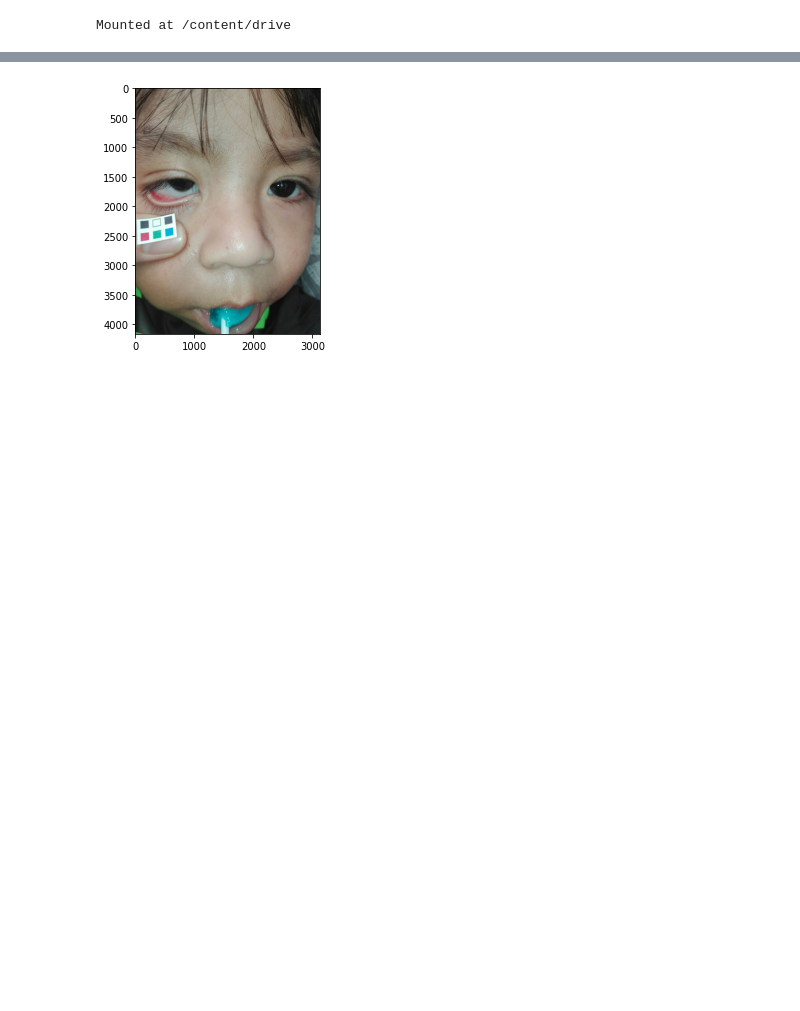
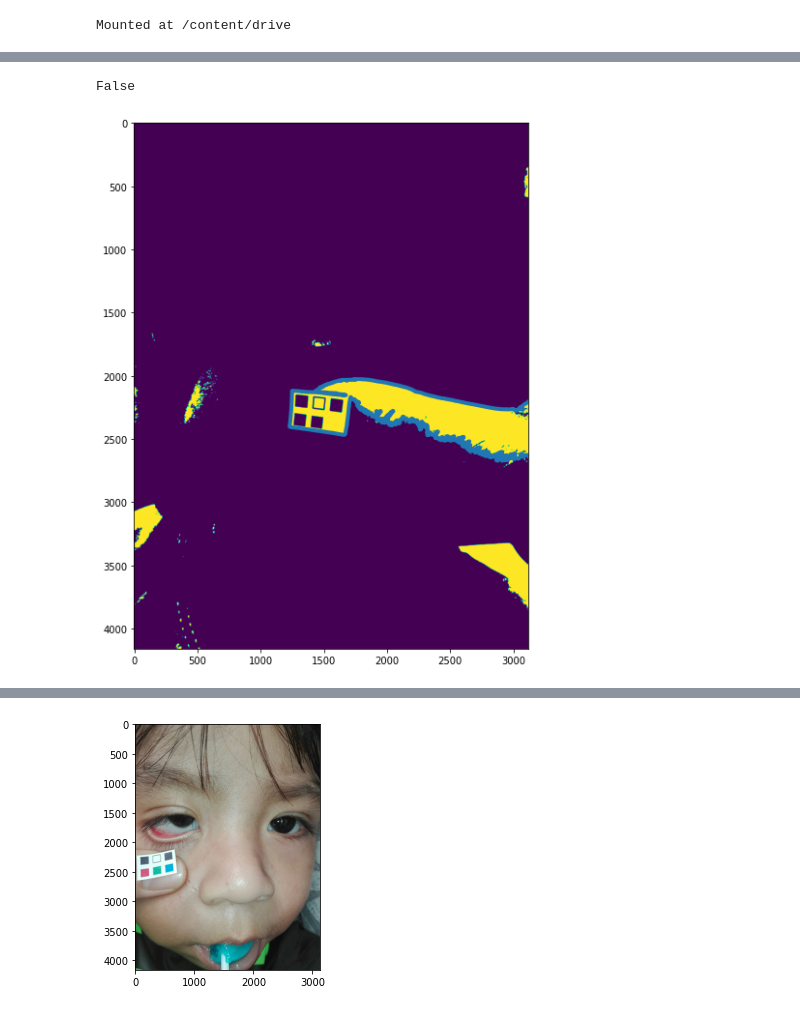
Before and after one commit to Abdigal1/LIIARPI_1, a Jupyter notebook: Sticker_detection/st_det.ipynb, the cells around one changed output, grey strips where cells are left out. Cells and saved outputs as stored; diff of their text form; code cells hidden in the pictures; blank space fills up the shorter version.

```diff
--- a/Sticker_detection/st_det.ipynb
+++ b/Sticker_detection/st_det.ipynb
@@ -180,2 +388,17 @@ cmask(con)/(len(con.ravel()))
+# %%
+fig, ax = plt.subplots(figsize=(40,10))
+ax.imshow(binary_img)
+contourss=contoursn[:]
+#contourss=contours[:]
+for contour in contourss:
+  ax.plot(contour[:, 1], contour[:, 0], linewidth=4)
+
+is_Con(contours[0],binary_img)
+ci=contours[0]
+cn=contours[0]
+is_In(ci,cn)
+# %% [output]
+False
+[figure, added]
 # %%
 ith=cadapth(img,maxiter=1000,coe=0.05,step=0.001,initial_cut=2)
```
Also changed, not shown: parts of 11 cells of this notebook.
